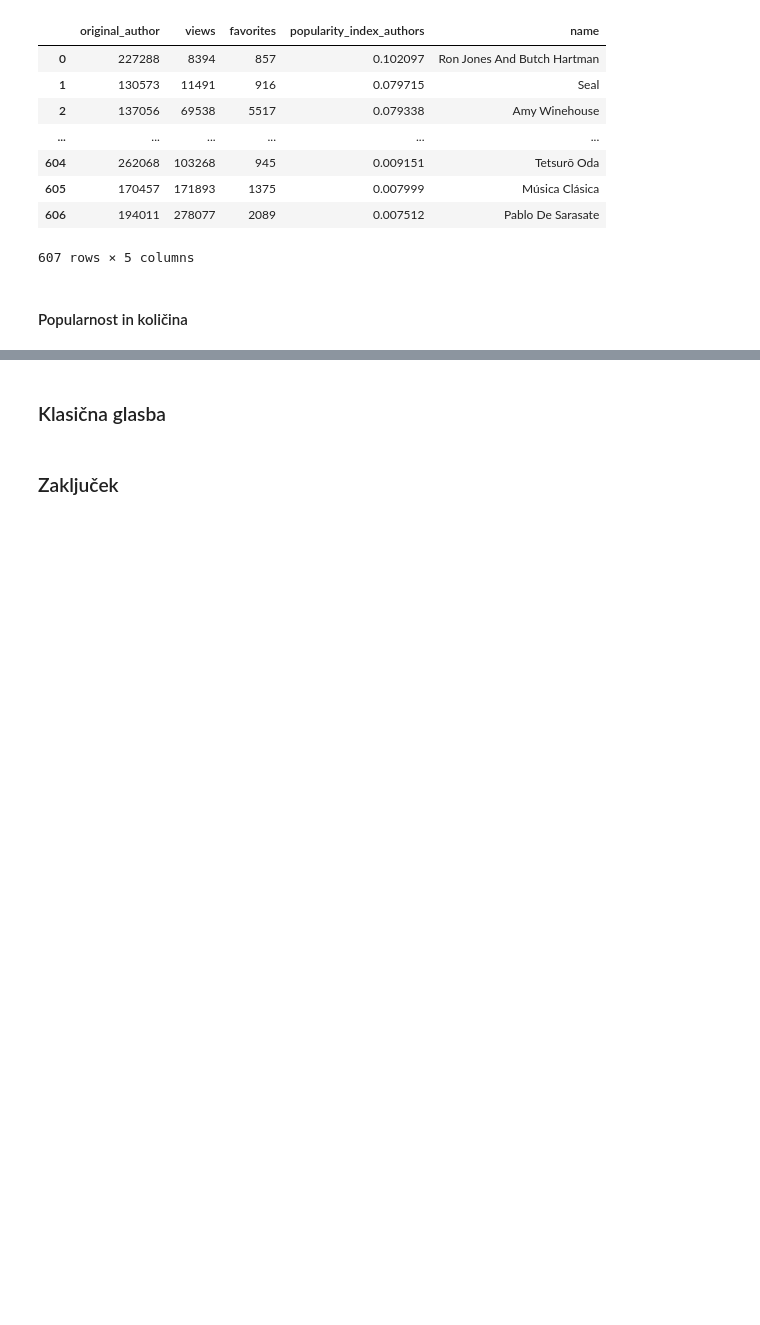
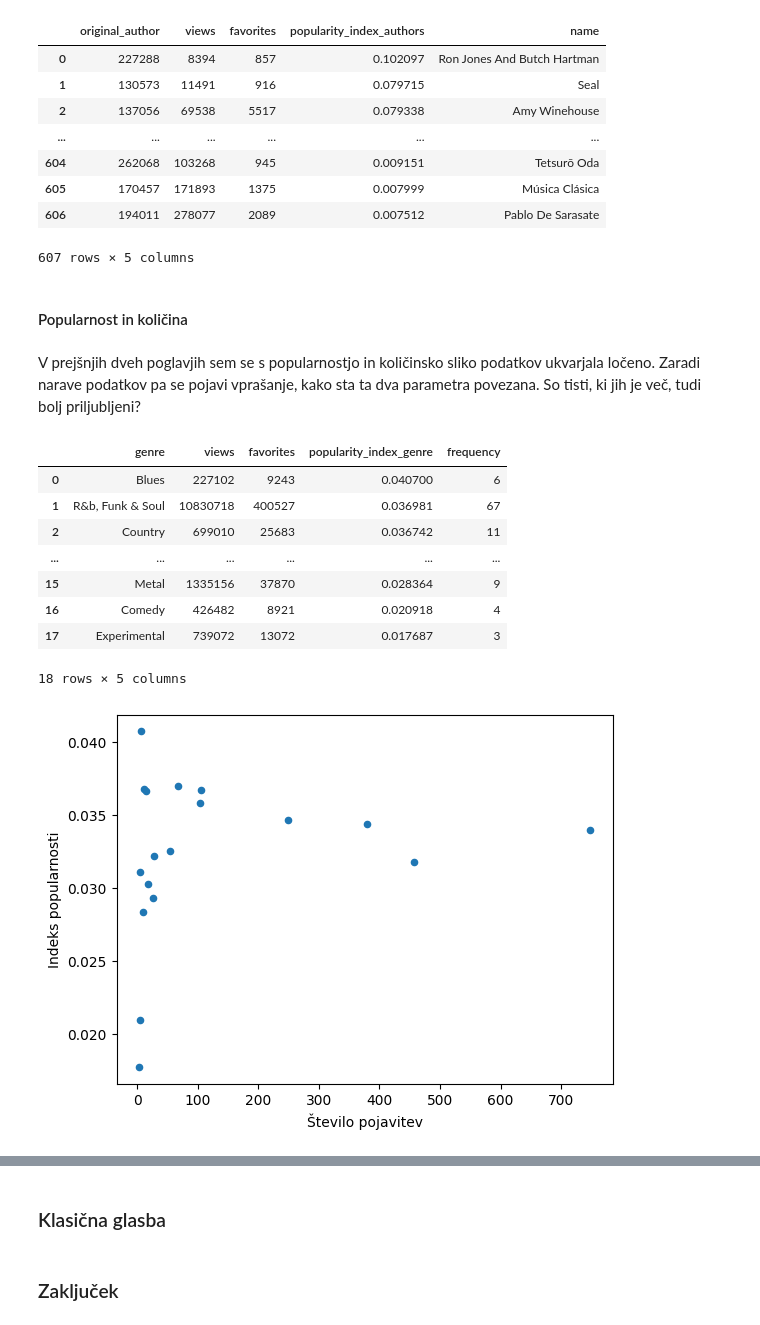
Before and after one commit to klara-stantic/Prog1-projektna, a Jupyter notebook: analiza_podatkov.ipynb, the cells around one changed output, grey strips where cells are left out. Saved outputs shown, nothing was run; the diff lists cells and outputs as text; code cells hidden in the pictures; blank space fills up the shorter version.

Commit message:
Povezava med popularnostjo in številom skladb

```diff
--- a/analiza_podatkov.ipynb
+++ b/analiza_podatkov.ipynb
@@ -727,3 +727,24 @@ popularity_authors
 607 rows × 5 columns
 # %% [markdown]
 #### Popularnost in količina
+# %% [markdown]
+V prejšnjih dveh poglavjih sem se s popularnostjo in količinsko sliko podatkov ukvarjala ločeno. Zaradi narave podatkov pa se pojavi vprašanje, kako sta ta dva parametra povezana. So tisti, ki jih je več, tudi bolj priljubljeni?
+# %%
+compare_genres = popularity_genres.merge(genre_frequency, on="genre")
+compare_genres = compare_genres.sort_values(by="popularity_index_genre", ascending = False)
+compare_genres = compare_genres
+
+compare_genres.plot.scatter(x = "frequency", y = "popularity_index_genre", xlabel= "Število pojavitev", ylabel = "Indeks popularnosti")
+
+compare_genres
+# %% [output]
+|  | genre | views | favorites | popularity_index_genre | frequency |
+| 0 | Blues | 227102 | 9243 | 0.040700 | 6 |
+| 1 | R&b, Funk & Soul | 10830718 | 400527 | 0.036981 | 67 |
+| 2 | Country | 699010 | 25683 | 0.036742 | 11 |
+| ... | ... | ... | ... | ... | ... |
+| 15 | Metal | 1335156 | 37870 | 0.028364 | 9 |
+| 16 | Comedy | 426482 | 8921 | 0.020918 | 4 |
+| 17 | Experimental | 739072 | 13072 | 0.017687 | 3 |
+18 rows × 5 columns
+[figure, added]
```
Also changed, not shown: parts of 6 cells of this notebook.
